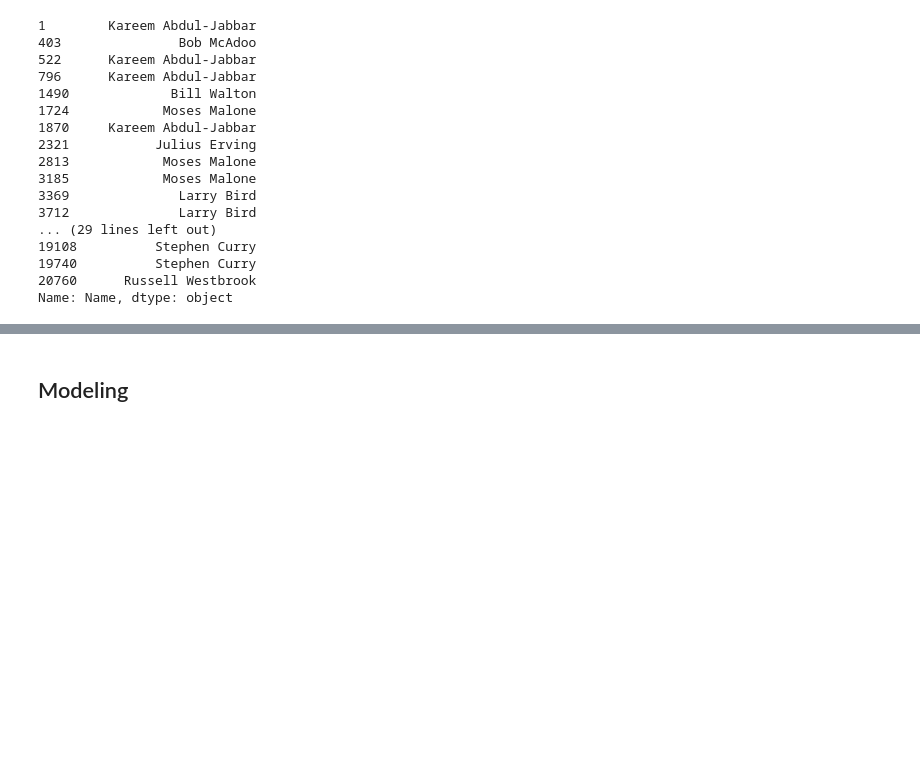
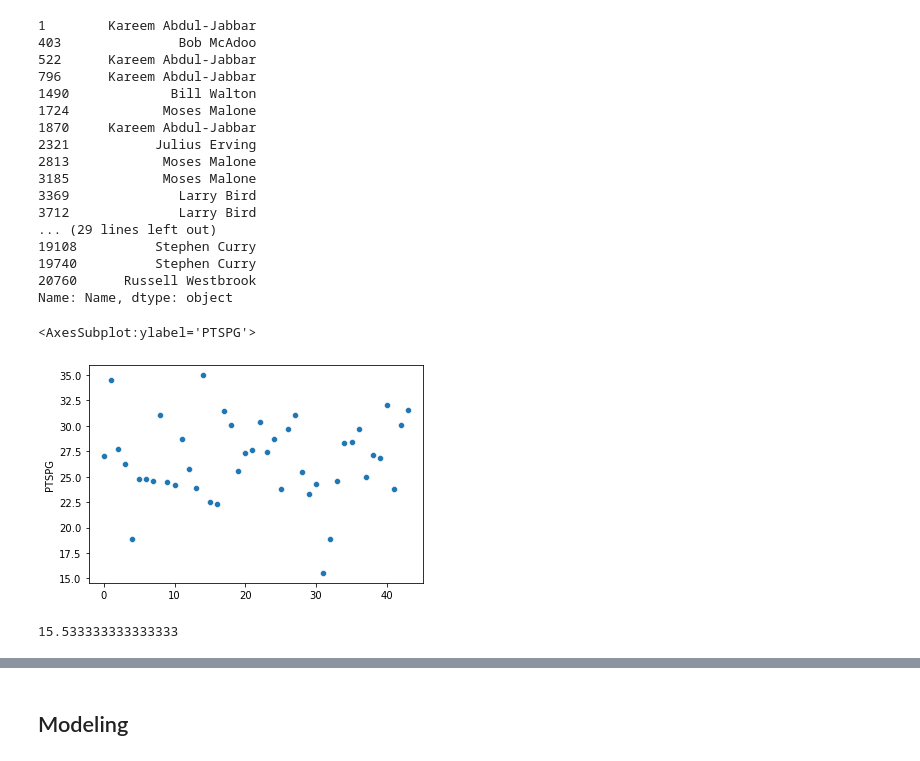
Before and after one commit to jdclifton2/NBA_Analysis, a Jupyter notebook: MVP_Analysis.ipynb, the cells around one changed output, grey strips where cells are left out. Saved outputs shown, nothing was run; the diff lists cells and outputs as text; code cells hidden in the pictures; blank space fills up the shorter version.

```diff
--- a/MVP_Analysis.ipynb
+++ b/MVP_Analysis.ipynb
@@ -228,3 +234,12 @@ stats_df[stats_df["was_mvp"] == 1]['Name']
 Name: Name, dtype: object
 # %%
 mvps_df = stats_df[stats_df["was_mvp"] == 1]
+# %%
+sns.scatterplot(data = mvps_df, x = range(len(mvps_df.index)), y = "PTSPG")
+# %% [output]
+<AxesSubplot:ylabel='PTSPG'>
+[figure, added]
+# %%
+mvps_df['PTSPG'].min()
+# %% [output]
+15.533333333333333
```
Also changed, not shown: parts of 82 cells of this notebook.
